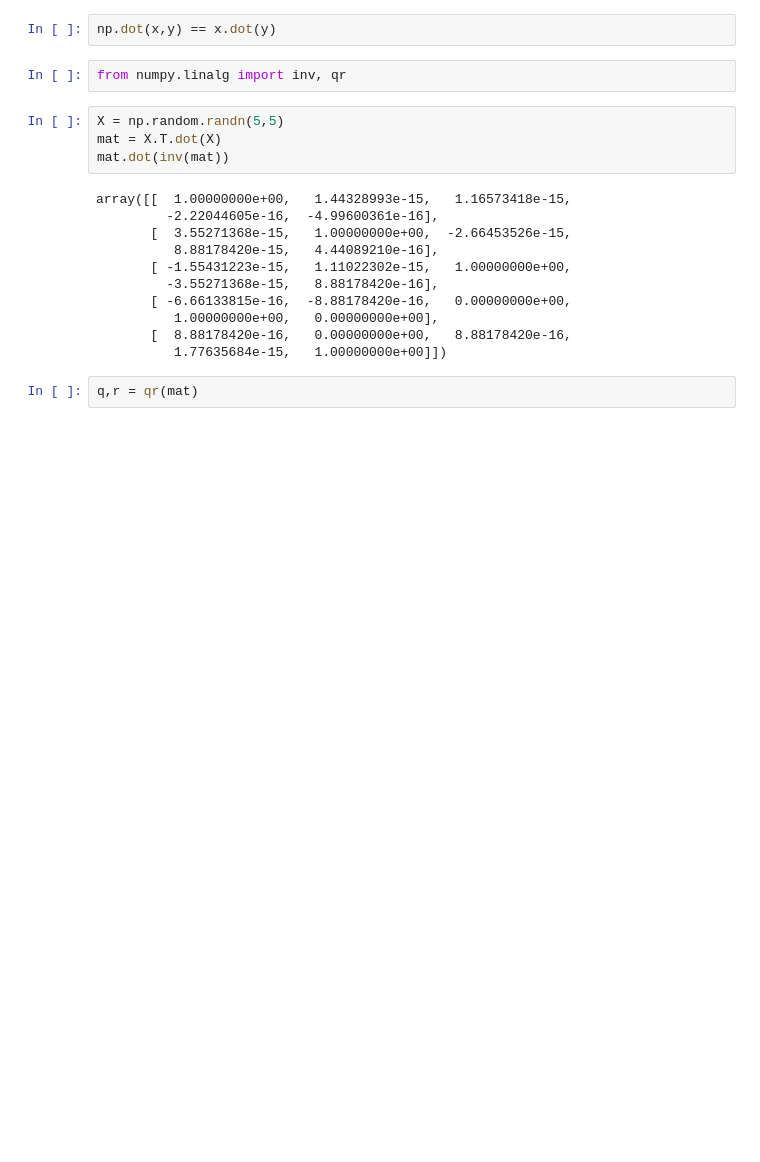
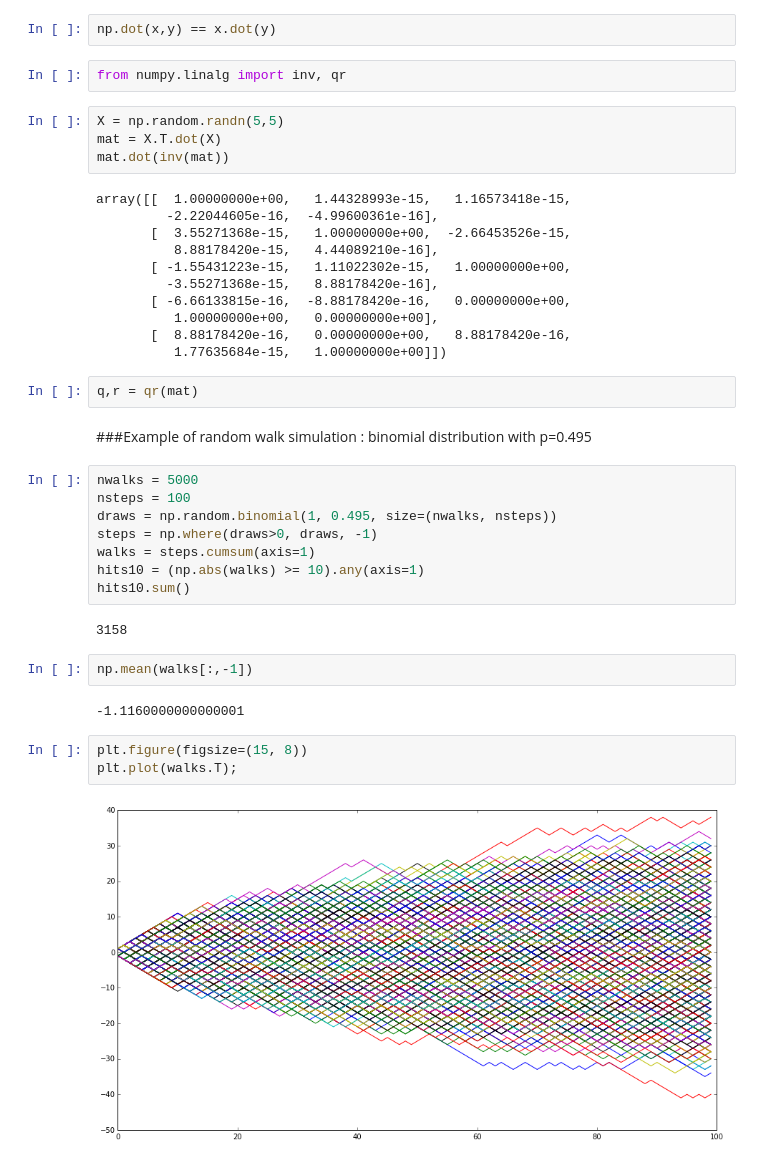
Before and after one commit to Yue-Duan/Python-for-Data-Analysis, a Jupyter notebook: Data-Analysis-Chapter-4.ipynb, the cells around one changed output. Saved outputs shown, nothing was run; the diff lists cells and outputs as text; blank space fills up the shorter version.

```diff
--- a/Data-Analysis-Chapter-4.ipynb
+++ b/Data-Analysis-Chapter-4.ipynb
@@ -315,3 +315,24 @@ array([[  1.00000000e+00,   1.44328993e-15,   1.16573418e-15,
           1.77635684e-15,   1.00000000e+00]])
 # %%
 q,r = qr(mat)
+# %% [markdown]
+###Example of random walk simulation : binomial distribution with p=0.495
+# %%
+nwalks = 5000
+nsteps = 100
+draws = np.random.binomial(1, 0.495, size=(nwalks, nsteps))
+steps = np.where(draws>0, draws, -1)
+walks = steps.cumsum(axis=1)
+hits10 = (np.abs(walks) >= 10).any(axis=1)
+hits10.sum()
+# %% [output]
+3158
+# %%
+np.mean(walks[:,-1])
+# %% [output]
+-1.1160000000000001
+# %%
+plt.figure(figsize=(15, 8))
+plt.plot(walks.T);
+# %% [output]
+[figure, added]
```
Also changed, not shown: parts of 3 cells of this notebook.
